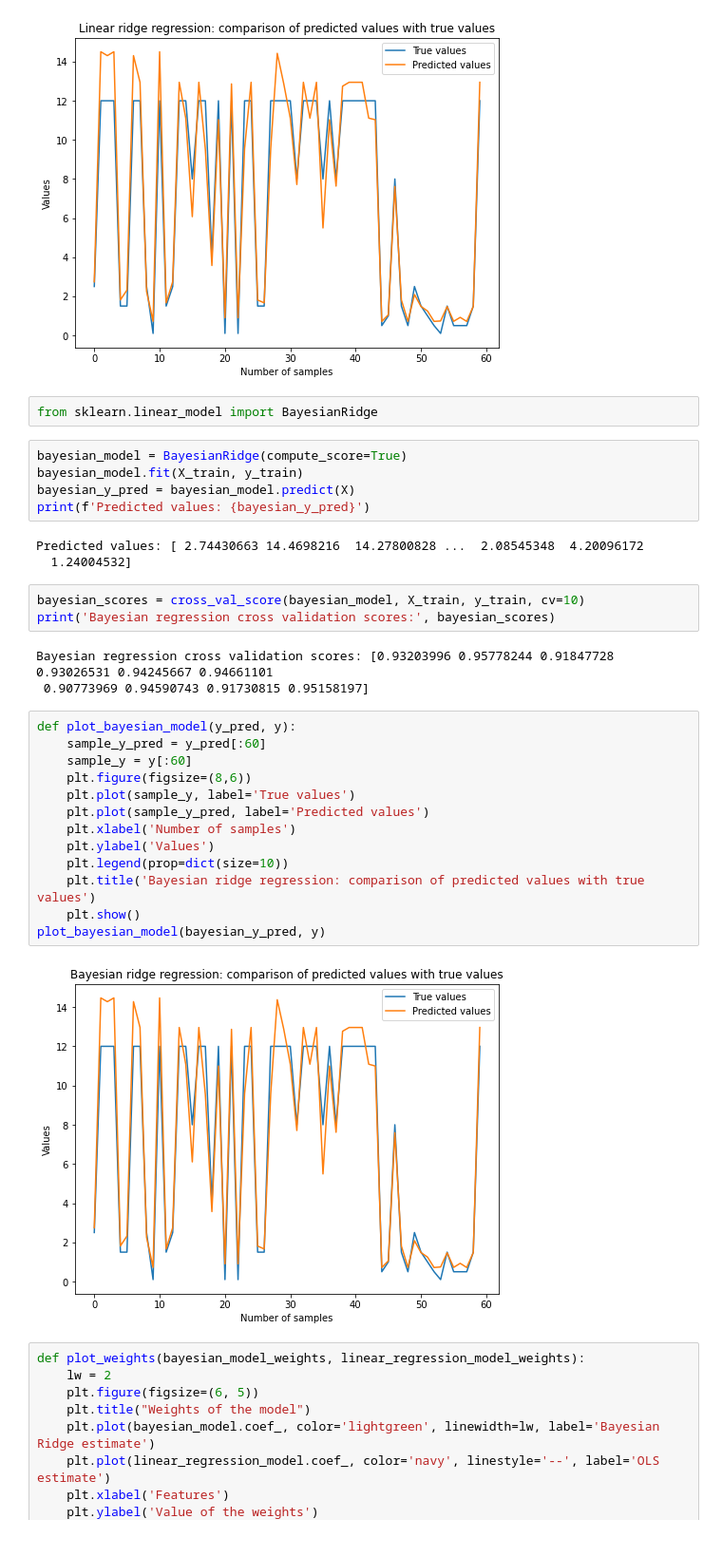
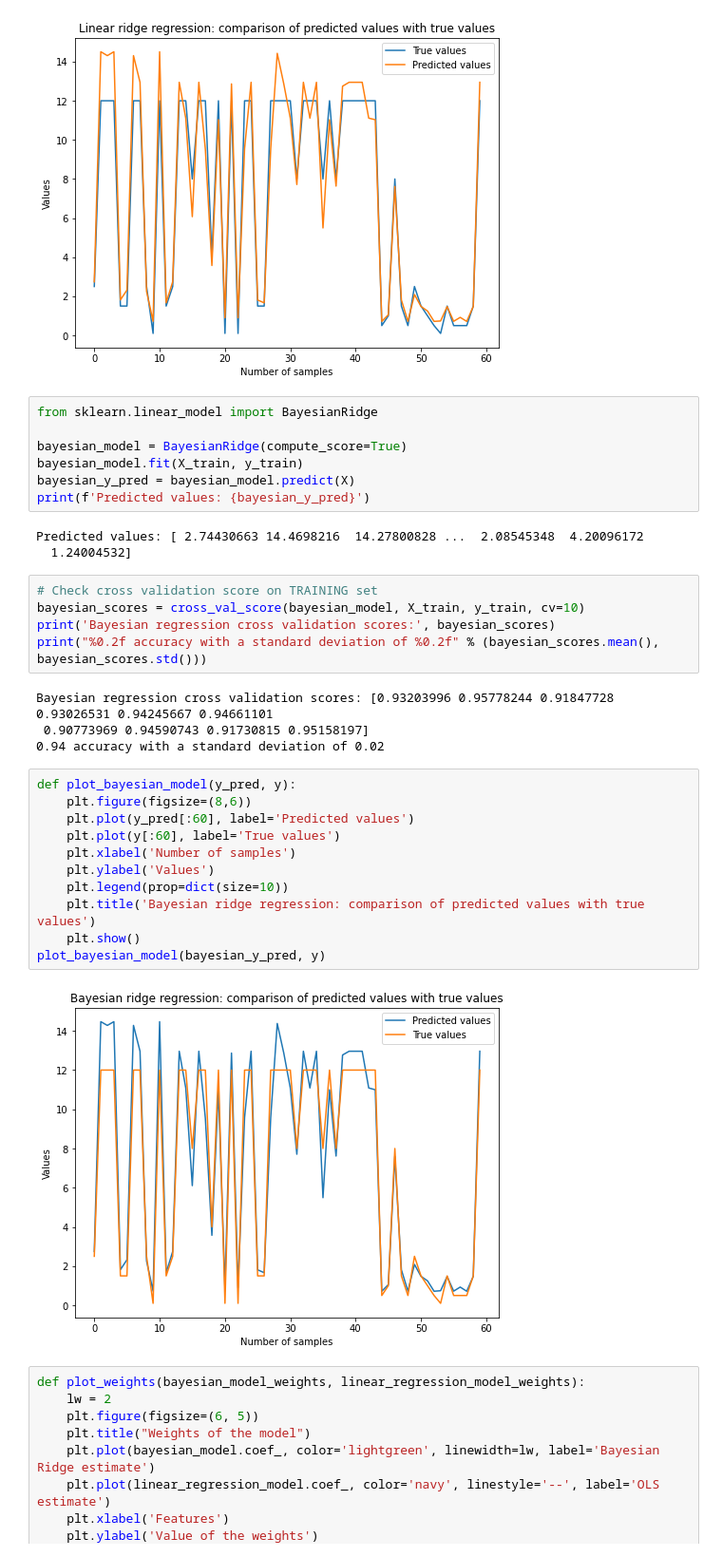
Before and after one commit to akikoogawa7/RHS-Pipeline-Regression, a Jupyter notebook: train.ipynb, the cells around one changed output. Shown at 95% size. Drawn from its saved outputs; the diff is of its cells as text.

```diff
--- a/train.ipynb
+++ b/train.ipynb
@@ -81,9 +81,9 @@ def plot_linear_model(y_pred, y):
 plot_linear_model(y_pred, y)
 # %% [output]
 [figure]
-# %%
-from sklearn.linear_model import BayesianRidge
 # %%
+from sklearn.linear_model import BayesianRidge
+
 bayesian_model = BayesianRidge(compute_score=True)
 bayesian_model.fit(X_train, y_train)
 bayesian_y_pred = bayesian_model.predict(X)
@@ -92,26 +92,27 @@ print(f'Predicted values: {bayesian_y_pred}')
 Predicted values: [ 2.74430663 14.4698216  14.27800828 ...  2.08545348  4.20096172
   1.24004532]
 # %%
+# Check cross validation score on TRAINING set
 bayesian_scores = cross_val_score(bayesian_model, X_train, y_train, cv=10)
 print('Bayesian regression cross validation scores:', bayesian_scores)
+print("%0.2f accuracy with a standard deviation of %0.2f" % (bayesian_scores.mean(), bayesian_scores.std()))
 # %% [output]
 Bayesian regression cross validation scores: [0.93203996 0.95778244 0.91847728 0.93026531 0.94245667 0.94661101
  0.90773969 0.94590743 0.91730815 0.95158197]
+0.94 accuracy with a standard deviation of 0.02
 # %%
 def plot_bayesian_model(y_pred, y):
-    sample_y_pred = y_pred[:60]
-    sample_y = y[:60]
     plt.figure(figsize=(8,6))
-    plt.plot(sample_y, label='True values')
-    plt.plot(sample_y_pred, label='Predicted values')
+    plt.plot(y_pred[:60], label='Predicted values')
+    plt.plot(y[:60], label='True values')
     plt.xlabel('Number of samples')
     plt.ylabel('Values')
     plt.legend(prop=dict(size=10))
     plt.title('Bayesian ridge regression: comparison of predicted values with true values')
     plt.show()
 plot_bayesian_model(bayesian_y_pred, y)
 # %% [output]
-[figure, old version]
+[figure, new version]
 # %%
 def plot_weights(bayesian_model_weights, linear_regression_model_weights):
     lw = 2
```
Also changed, not shown: parts of 2 cells of this notebook.
